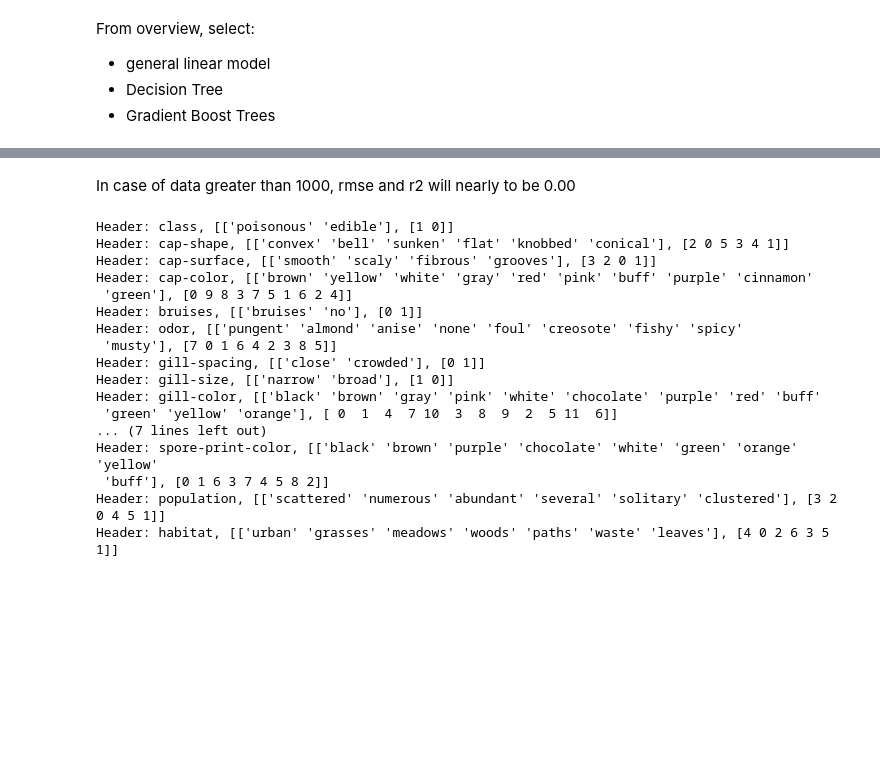
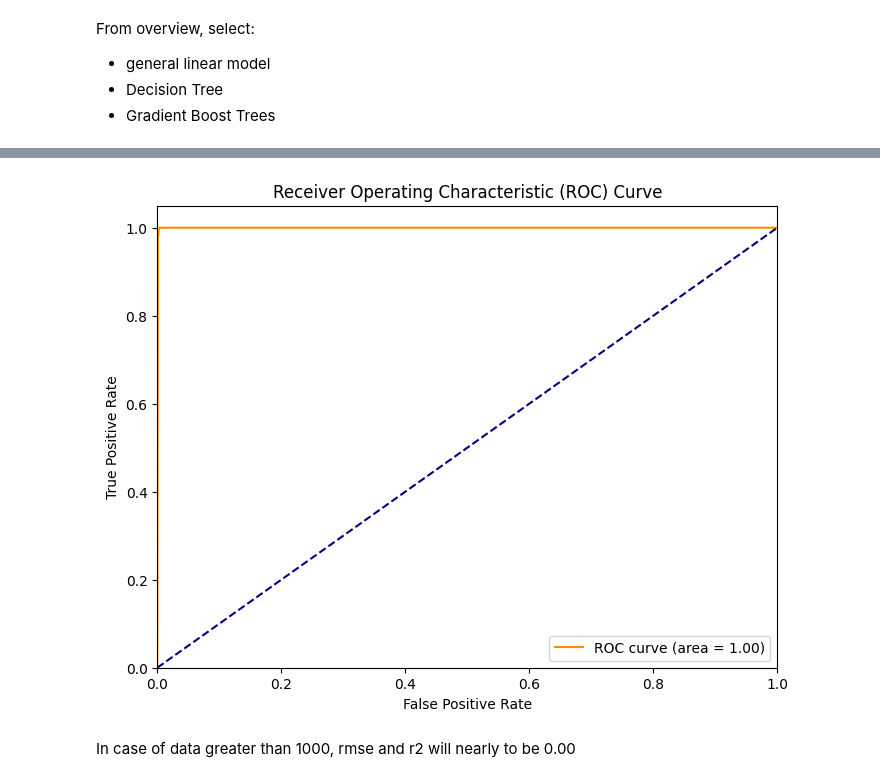
Before and after one commit to SiriwatHuntra/MiniProjectDataSci, a Jupyter notebook: MakeModel.ipynb, the cells around one changed output, grey strips where cells are left out. Drawn from its saved outputs; the diff is of its cells as text; code cells hidden in the pictures; blank space fills up the shorter version.

Commit message:
Update data usage

```diff
--- a/MakeModel.ipynb
+++ b/MakeModel.ipynb
@@ -15 +24,11 @@ Generalize Linear model
+# %%
+
+# Load and encode data
+original_data = pd.read_csv('CleanedData.csv')
+encode = original_data.apply(LabelEncoder().fit_transform)
+data = encode#.sample(100, random_state= 42) # Random sampling
+
+# Split features and target
+X = data.drop('class', axis=1)
+Y = data['class']
 # %%
@@ -94,3 +129,21 @@ weighted avg       0.88      0.88      0.88        50
+# %%
+# Assuming you have a trained model named 'model' and test data 'X_test'
+RFC_prob = pipeline_RFC.predict_proba(X_test)[:, 1]
+RFC_fpr, RFC_tpr, RFC_thresholds = roc_curve(y_test, RFC_prob)
+RFC_auc = roc_auc_score(y_test, RFC_prob)
+
+plt.figure(figsize=(8, 6))
+plt.plot(RFC_fpr, RFC_tpr, color='darkorange', label='ROC curve (area = {:.2f})'.format(RFC_auc))
+plt.plot([0, 1], [0, 1], color='navy', linestyle='--')
+plt.xlim([0.0, 1.0])
+plt.ylim([0.0, 1.05])
+plt.xlabel('False Positive Rate')
+plt.ylabel('True Positive Rate')
+plt.title('Receiver Operating Characteristic (ROC) Curve')
+plt.legend(loc='lower right')
+plt.show()
+# %% [output]
+[figure, added]
 # %% [markdown]
 In case of data greater than 1000, rmse and r2 will nearly to be 0.00
 # %%
@@ -98,30 +151,3 @@ import pickle
 
 with open('model_LR.pkl', 'wb') as f:
     pickle.dump(pipeline_LR, f)
-# %%
-# Get column names
-original_data = pd.read_csv('CleanedData.csv')
-headers = original_data.head()
-
-
-# Get number of columns (attributes)
-for hd in headers:
-    print(f"Header: {hd}, [{original_data[hd].unique()}, {encode[hd].unique()}]")
-# %% [output]
-Header: class, [['poisonous' 'edible'], [1 0]]
-Header: cap-shape, [['convex' 'bell' 'sunken' 'flat' 'knobbed' 'conical'], [2 0 5 3 4 1]]
-Header: cap-surface, [['smooth' 'scaly' 'fibrous' 'grooves'], [3 2 0 1]]
-Header: cap-color, [['brown' 'yellow' 'white' 'gray' 'red' 'pink' 'buff' 'purple' 'cinnamon'
- 'green'], [0 9 8 3 7 5 1 6 2 4]]
-Header: bruises, [['bruises' 'no'], [0 1]]
-Header: odor, [['pungent' 'almond' 'anise' 'none' 'foul' 'creosote' 'fishy' 'spicy'
- 'musty'], [7 0 1 6 4 2 3 8 5]]
-Header: gill-spacing, [['close' 'crowded'], [0 1]]
-Header: gill-size, [['narrow' 'broad'], [1 0]]
-Header: gill-color, [['black' 'brown' 'gray' 'pink' 'white' 'chocolate' 'purple' 'red' 'buff'
- 'green' 'yellow' 'orange'], [ 0  1  4  7 10  3  8  9  2  5 11  6]]
-... (7 lines left out)
-Header: spore-print-color, [['black' 'brown' 'purple' 'chocolate' 'white' 'green' 'orange' 'yellow'
- 'buff'], [0 1 6 3 7 4 5 8 2]]
-Header: population, [['scattered' 'numerous' 'abundant' 'several' 'solitary' 'clustered'], [3 2 0 4 5 1]]
-Header: habitat, [['urban' 'grasses' 'meadows' 'woods' 'paths' 'waste' 'leaves'], [4 0 2 6 3 5 1]]
```
Also changed, not shown: parts of 5 cells of this notebook, 4 other files.
